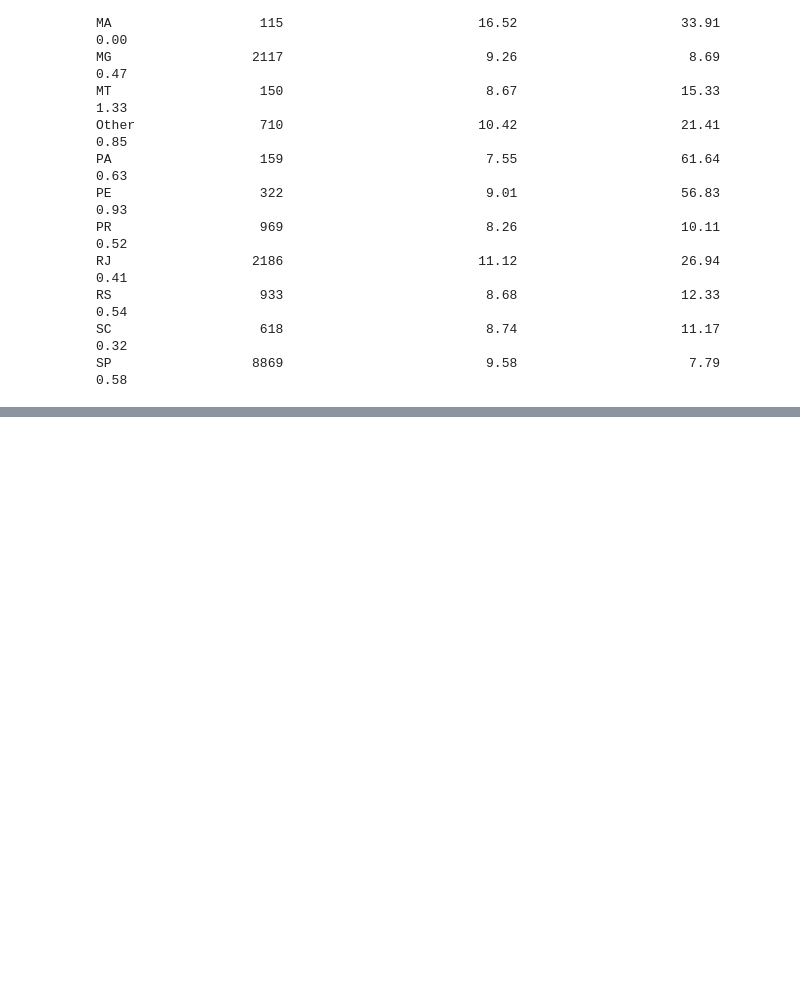
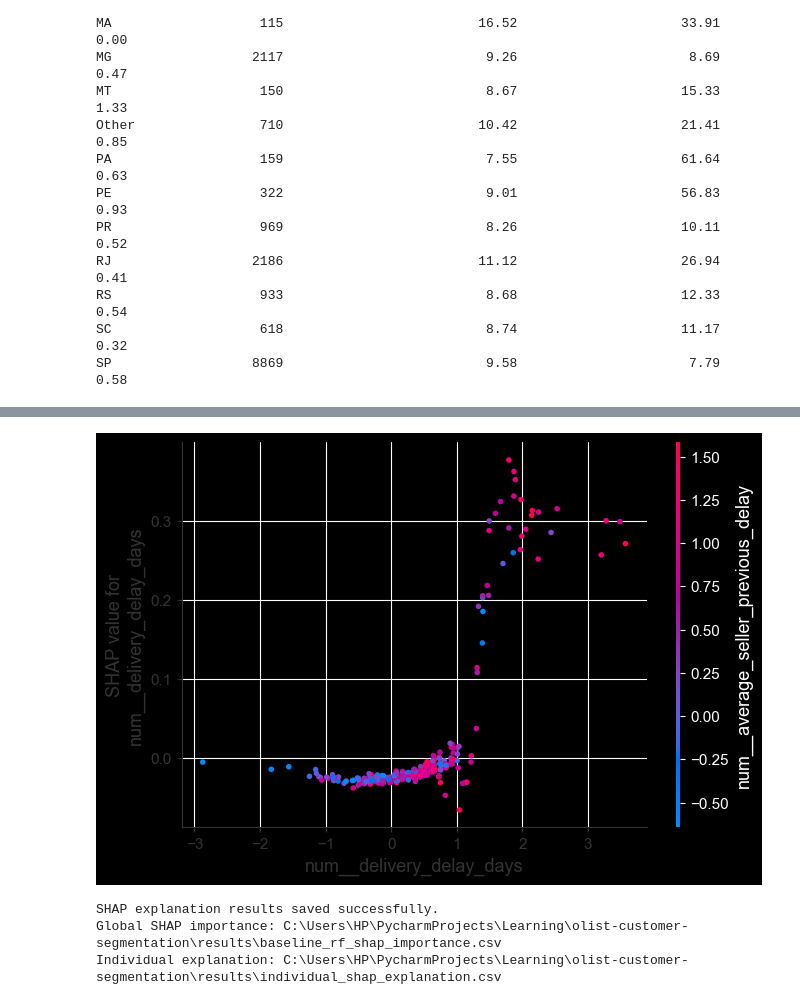
Before and after one commit to Opeheh1/olist-customer-segmentation, a Jupyter notebook: notebooks/model_development.ipynb, the cells around one changed output, grey strips where cells are left out. Drawn from its saved outputs; the diff is of its cells as text; code cells hidden in the pictures; blank space fills up the shorter version.

```diff
--- a/notebooks/model_development.ipynb
+++ b/notebooks/model_development.ipynb
@@ -7420,0 +9133,30 @@ SP                  8869                          9.58                      7.79
+# %%
+# Examine how delivery delay days influence low-satisfaction predictions
+shap.dependence_plot(
+    "num__delivery_delay_days",
+    shap_values_low,
+    X_shap_sample,
+    feature_names=shap_feature_names,
+    show=True
+)
+# %% [output]
+[figure, added]
+# %%
+# Save the global SHAP importance results
+shap_importance_path = PROJECT_DIR / "results" / "baseline_rf_shap_importance.csv"
+shap_importance.to_csv(shap_importance_path, index=False)
+
+# Save the individual prediction explanation
+individual_explanation_path = (
+    PROJECT_DIR / "results" / "individual_shap_explanation.csv"
+)
+
+individual_shap.to_csv(individual_explanation_path, index=False)
+
+print("SHAP explanation results saved successfully.")
+print(f"Global SHAP importance: {shap_importance_path}")
+print(f"Individual explanation: {individual_explanation_path}")
+# %% [output]
+SHAP explanation results saved successfully.
+Global SHAP importance: C:\Users\HP\PycharmProjects\Learning\olist-customer-segmentation\results\baseline_rf_shap_importance.csv
+Individual explanation: C:\Users\HP\PycharmProjects\Learning\olist-customer-segmentation\results\individual_shap_explanation.csv
```
Also changed, not shown: parts of 27 cells of this notebook, 10 other files.
